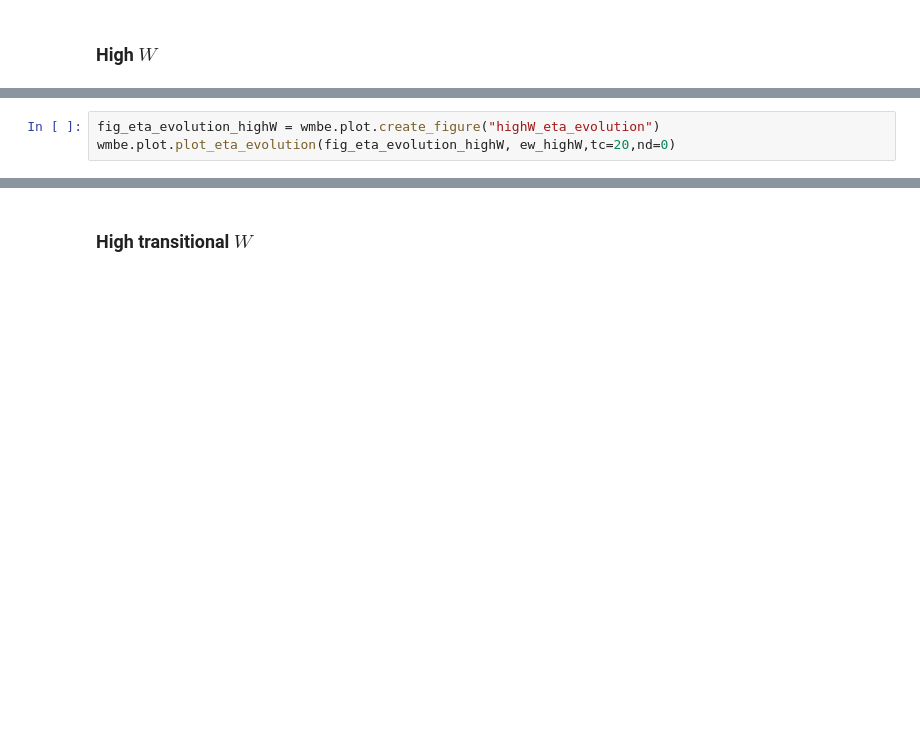
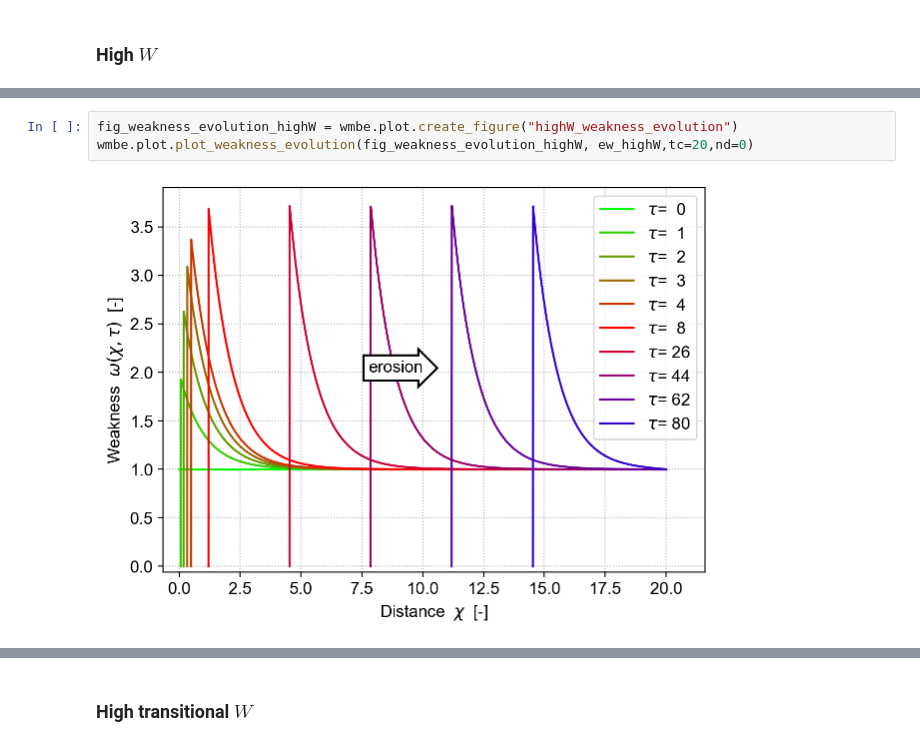
Before and after one commit to cstarkjp/WMBE, a Jupyter notebook: notebooks/Simulation.ipynb, the cells around one changed output, grey strips where cells are left out. Cells and saved outputs as stored; diff of their text form; blank space fills up the shorter version.

```diff
--- a/notebooks/Simulation.ipynb
+++ b/notebooks/Simulation.ipynb
@@ -52,4 +56,6 @@ wmbe.plot.plot_nu_evolution(fig_nu_evolution_highW,ew_highW)
 # %%
-fig_eta_evolution_highW = wmbe.plot.create_figure("highW_eta_evolution")
-wmbe.plot.plot_eta_evolution(fig_eta_evolution_highW, ew_highW,tc=20,nd=0)
+fig_weakness_evolution_highW = wmbe.plot.create_figure("highW_weakness_evolution")
+wmbe.plot.plot_weakness_evolution(fig_weakness_evolution_highW, ew_highW,tc=20,nd=0)
+# %% [output]
+[figure, added]
 # %%
```
Also changed, not shown: parts of 22 cells of this notebook, 4 other files.
